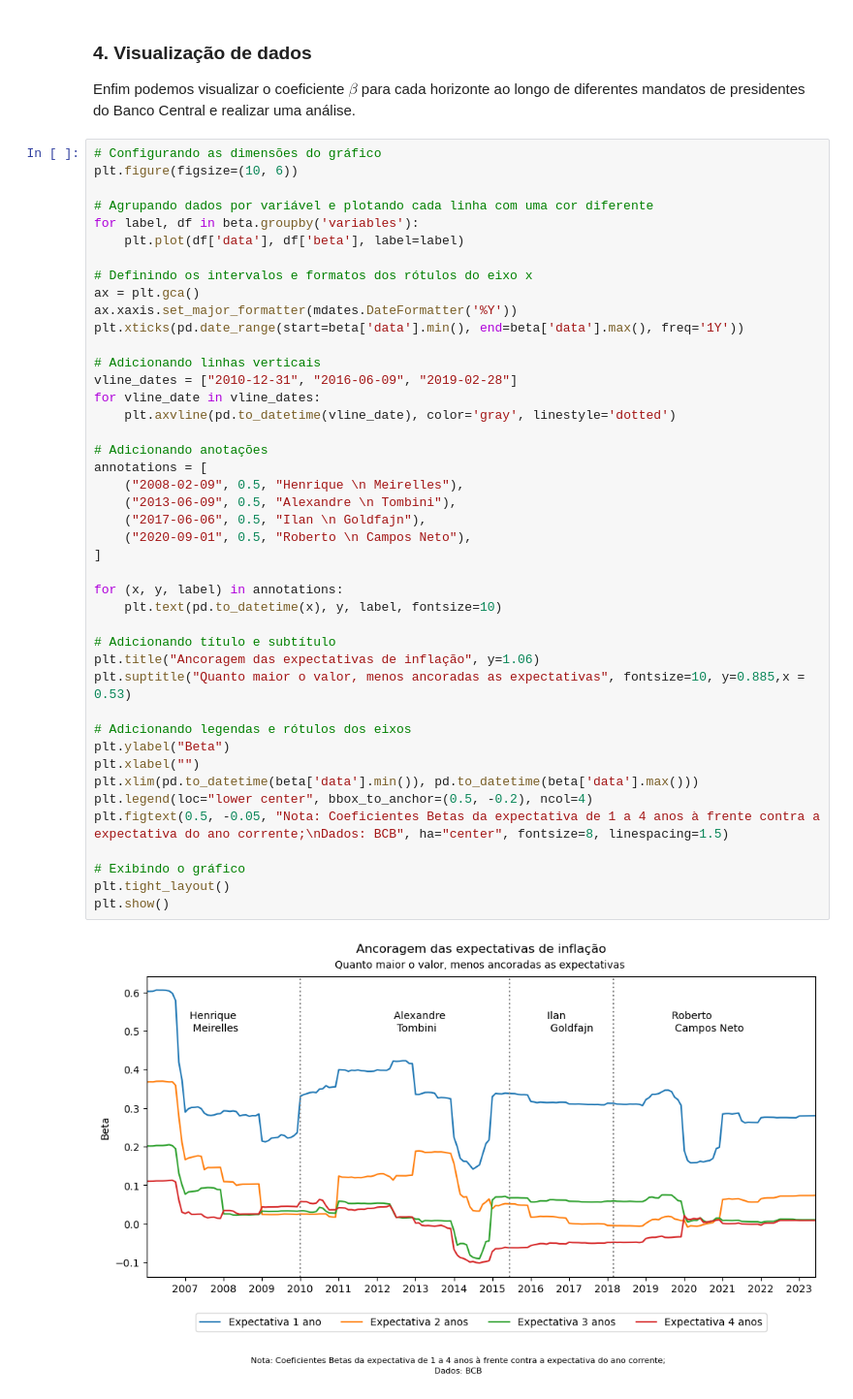
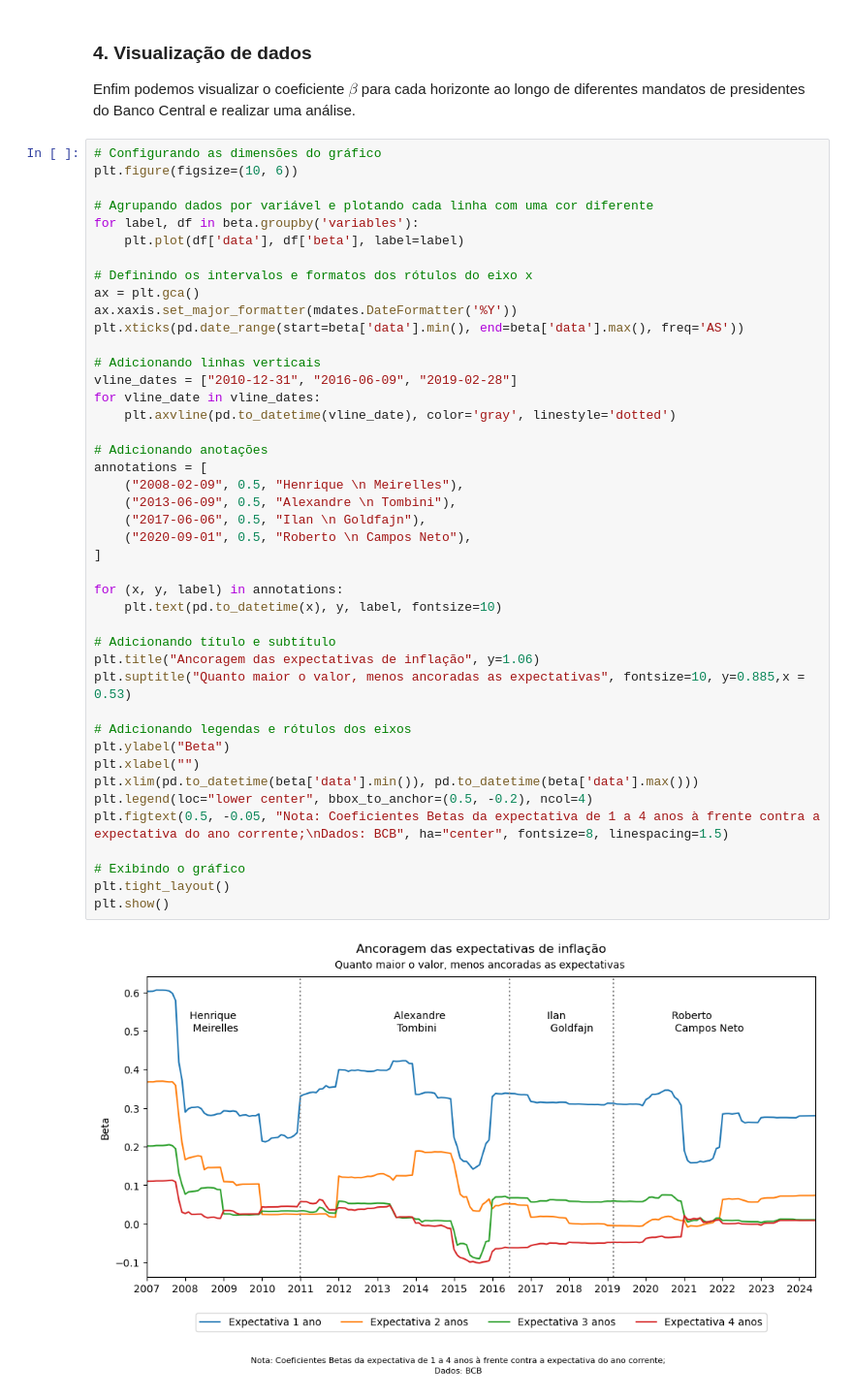
Before and after one commit to pedroxmarino/Meta-e-Ancoragem-de-Infla-o, a Jupyter notebook: ancoragem.ipynb, the cells around one changed output. Shown at 97% size. Saved outputs shown, nothing was run; the diff lists cells and outputs as text.

```diff
--- a/ancoragem.ipynb
+++ b/ancoragem.ipynb
@@ -178,37 +254,37 @@ for label, df in beta.groupby('variables'):
 # Definindo os intervalos e formatos dos rótulos do eixo x
 ax = plt.gca()
 ax.xaxis.set_major_formatter(mdates.DateFormatter('%Y'))
-plt.xticks(pd.date_range(start=beta['data'].min(), end=beta['data'].max(), freq='1Y'))
+plt.xticks(pd.date_range(start=beta['data'].min(), end=beta['data'].max(), freq='AS'))
 
 # Adicionando linhas verticais
 vline_dates = ["2010-12-31", "2016-06-09", "2019-02-28"]
 for vline_date in vline_dates:
     plt.axvline(pd.to_datetime(vline_date), color='gray', linestyle='dotted')
 
 # Adicionando anotações
 annotations = [
     ("2008-02-09", 0.5, "Henrique \n Meirelles"),
     ("2013-06-09", 0.5, "Alexandre \n Tombini"),
     ("2017-06-06", 0.5, "Ilan \n Goldfajn"),
     ("2020-09-01", 0.5, "Roberto \n Campos Neto"),
 ]
 
 for (x, y, label) in annotations:
     plt.text(pd.to_datetime(x), y, label, fontsize=10)
 
 # Adicionando título e subtítulo
 plt.title("Ancoragem das expectativas de inflação", y=1.06)
 plt.suptitle("Quanto maior o valor, menos ancoradas as expectativas", fontsize=10, y=0.885,x = 0.53)
 
 # Adicionando legendas e rótulos dos eixos
 plt.ylabel("Beta")
 plt.xlabel("")
 plt.xlim(pd.to_datetime(beta['data'].min()), pd.to_datetime(beta['data'].max()))
 plt.legend(loc="lower center", bbox_to_anchor=(0.5, -0.2), ncol=4)
 plt.figtext(0.5, -0.05, "Nota: Coeficientes Betas da expectativa de 1 a 4 anos à frente contra a expectativa do ano corrente;\nDados: BCB", ha="center", fontsize=8, linespacing=1.5)
 
 # Exibindo o gráfico
 plt.tight_layout()
 plt.show()
 # %% [output]
-[figure, old version]
+[figure, new version]
```
Also changed, not shown: parts of 6 cells of this notebook.
